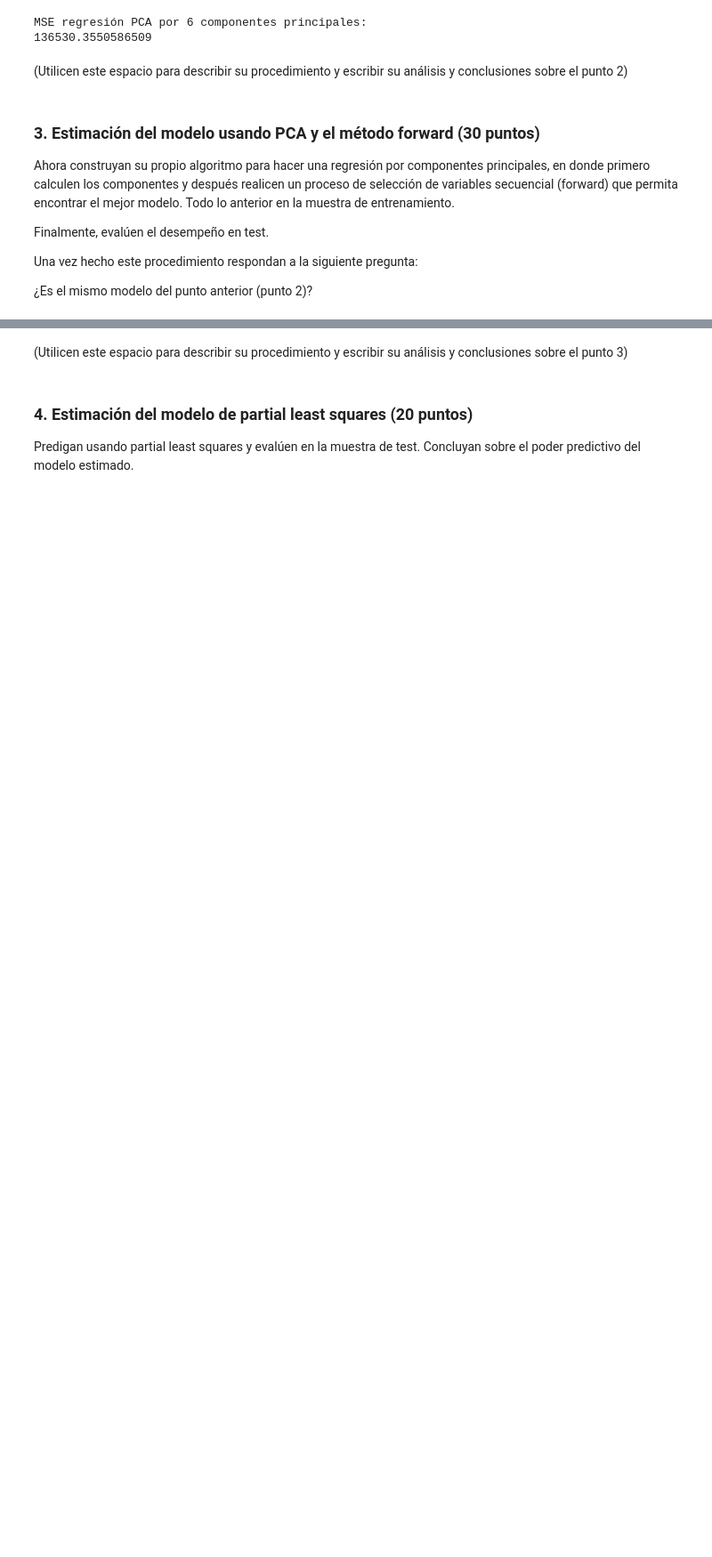
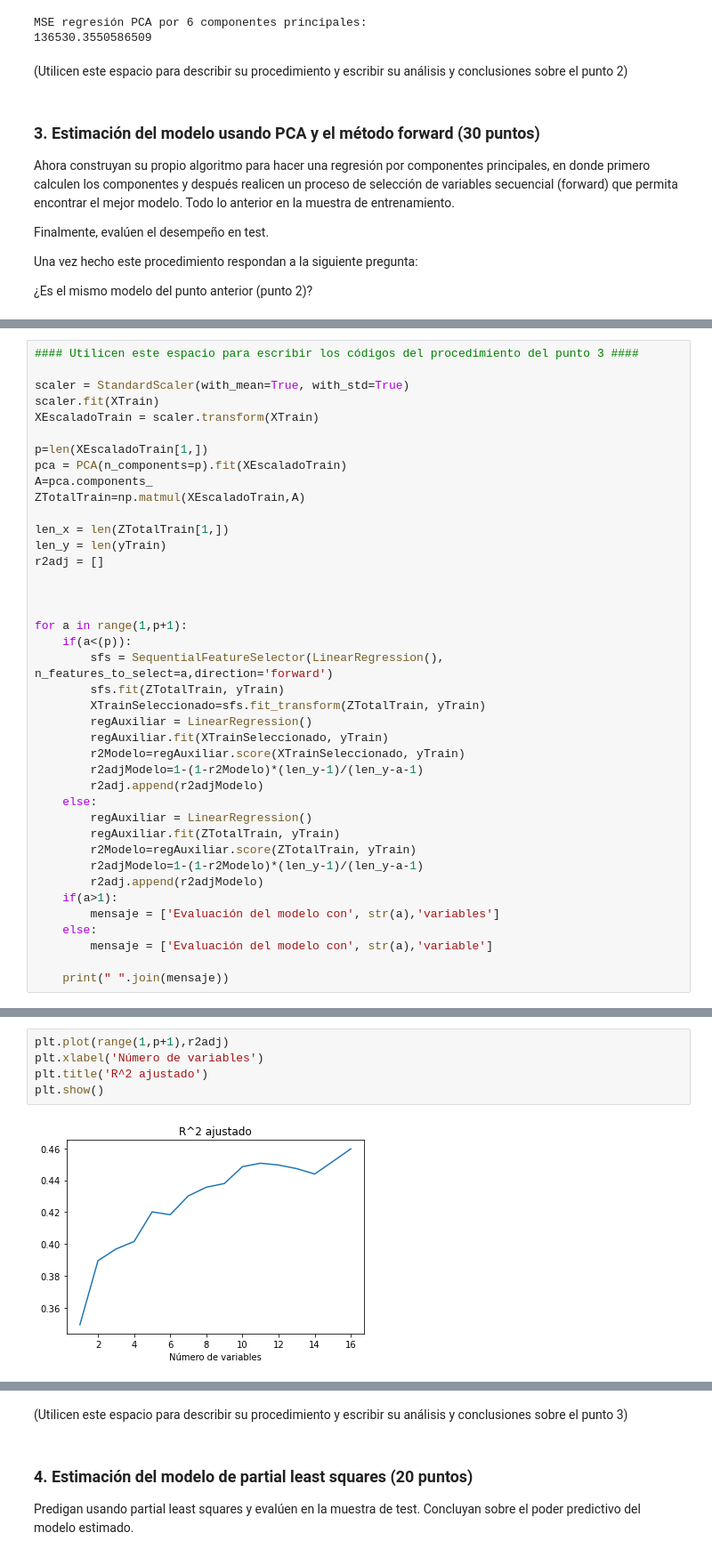
Before and after one commit to paulguz261/MIAD_20231_intro_machine_learning_grupal, a Jupyter notebook: week2/Caso modelos lineales para regresión, muestreo y selección del mejor modelo.ipynb, the cells around one changed output, grey strips where cells are left out. Shown at 89% size. Cells and saved outputs as stored; diff of their text form; blank space fills up the shorter version.

Commit message:
PCA con forward selection

```diff
--- a/week2/Caso modelos lineales para regresión, muestreo y selección del mejor modelo.ipynb
+++ b/week2/Caso modelos lineales para regresión, muestreo y selección del mejor modelo.ipynb
@@ -297,0 +298,40 @@ Una vez hecho este procedimiento respondan a la siguiente pregunta:
+# %%
+#### Utilicen este espacio para escribir los códigos del procedimiento del punto 3 ####
+
+scaler = StandardScaler(with_mean=True, with_std=True)
+scaler.fit(XTrain)
+XEscaladoTrain = scaler.transform(XTrain)
+
+p=len(XEscaladoTrain[1,])
+pca = PCA(n_components=p).fit(XEscaladoTrain)
+A=pca.components_
+ZTotalTrain=np.matmul(XEscaladoTrain,A)
+
+len_x = len(ZTotalTrain[1,])
+len_y = len(yTrain)
+r2adj = []
+
+
+
+for a in range(1,p+1):
+    if(a<(p)):
+        sfs = SequentialFeatureSelector(LinearRegression(), n_features_to_select=a,direction='forward')
+        sfs.fit(ZTotalTrain, yTrain)
+        XTrainSeleccionado=sfs.fit_transform(ZTotalTrain, yTrain)
+        regAuxiliar = LinearRegression()
+        regAuxiliar.fit(XTrainSeleccionado, yTrain)
+        r2Modelo=regAuxiliar.score(XTrainSeleccionado, yTrain)
+        r2adjModelo=1-(1-r2Modelo)*(len_y-1)/(len_y-a-1)
+        r2adj.append(r2adjModelo)
+    else:
+        regAuxiliar = LinearRegression()
+        regAuxiliar.fit(ZTotalTrain, yTrain)
+        r2Modelo=regAuxiliar.score(ZTotalTrain, yTrain)
+        r2adjModelo=1-(1-r2Modelo)*(len_y-1)/(len_y-a-1)
+        r2adj.append(r2adjModelo)
+    if(a>1):
+        mensaje = ['Evaluación del modelo con', str(a),'variables']
+    else:
+        mensaje = ['Evaluación del modelo con', str(a),'variable']
+
+    print(" ".join(mensaje))
@@ -297,0 +355,7 @@ Una vez hecho este procedimiento respondan a la siguiente pregunta:
+# %%
+plt.plot(range(1,p+1),r2adj)
+plt.xlabel('Número de variables')
+plt.title('R^2 ajustado')
+plt.show()
+# %% [output]
+[figure, added]
```
Also changed, not shown: parts of 6 cells of this notebook.
